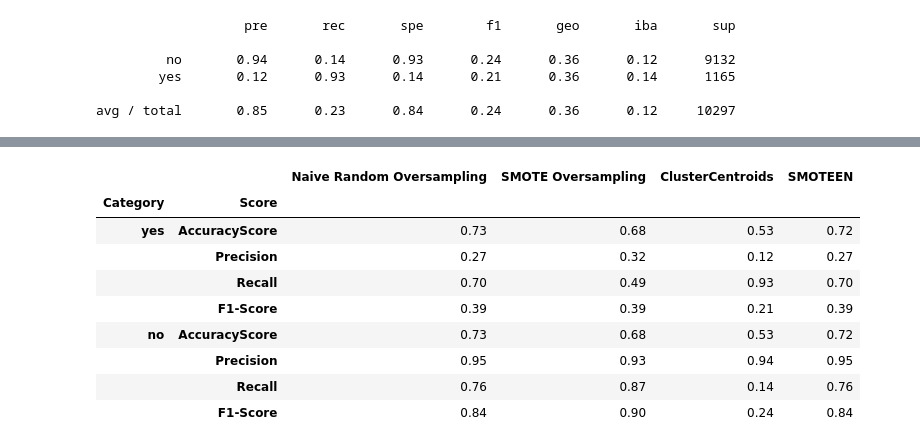
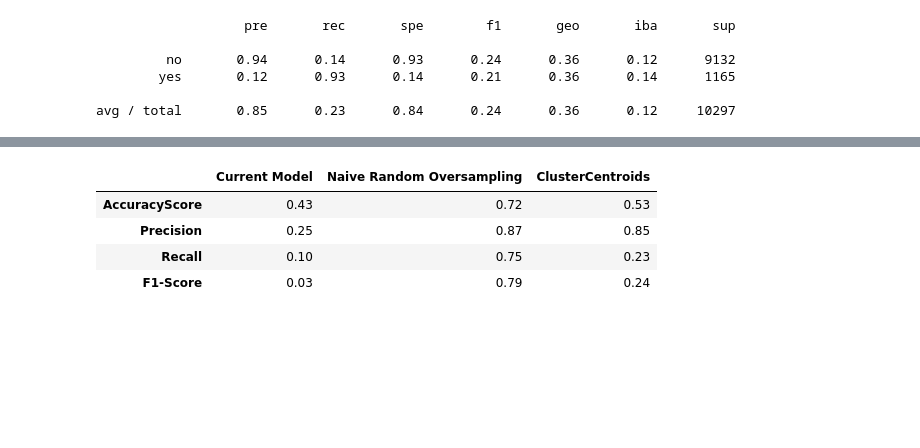
Before and after one commit to NataliaVelasquez18/eurobank-saves-2M-in-marketing-budget, a Jupyter notebook: EDA_Machine_Learning.ipynb, the cells around one changed output, grey strips where cells are left out. Cells and saved outputs as stored; diff of their text form; code cells hidden in the pictures; blank space fills up the shorter version.

Commit message:
adding summary report

```diff
--- a/bank_marketing_data_set.ipynb
+++ b/EDA_Machine_Learning.ipynb
@@ -1139,7 +1054,6 @@ avg / total       0.87      0.75      0.71      0.79      0.73      0.53     102
 # %%
-summary_performance_no_class = pd.DataFrame(
-    {"Naive Random Oversampling":{'AccuracyScore': 0.73, 'Precision': 0.95, "Recall":0.76, "F1-Score":0.84},
-     "SMOTE Oversampling":{'AccuracyScore': 0.68, 'Precision': 0.93, "Recall":0.87,"F1-Score":0.90},
-     "ClusterCentroids":{'AccuracyScore': 0.53, 'Precision': 0.94, "Recall":0.14,"F1-Score":0.24},
-     "SMOTEEN":{'AccuracyScore': 0.72, 'Precision': 0.95, "Recall":0.76,"F1-Score":0.84}
+summary_performance = pd.DataFrame(
+    {"Current Model":{'AccuracyScore': 0.43, 'Precision': 0.25, "Recall":0.10, "F1-Score":0.03},
+     "Naive Random Oversampling":{'AccuracyScore': 0.72, 'Precision': 0.87, "Recall":0.75, "F1-Score":0.79},
+     "ClusterCentroids":{'AccuracyScore': 0.53, 'Precision': 0.85, "Recall":0.23,"F1-Score":0.24}
      })
@@ -1163,14 +1060,8 @@ summary_yes_class = summary_performance_yes_class.set_index(['Category','Score']
-# %%
-consolidated_summary = pd.concat([summary_yes_class, summary_no_class])
-consolidated_summary
-# %% [output]
-|  |  | Naive Random Oversampling | SMOTE Oversampling | ClusterCentroids | SMOTEEN |
-| Category | Score |  |  |  |  |
-| yes | AccuracyScore | 0.73 | 0.68 | 0.53 | 0.72 |
-|  | Precision | 0.27 | 0.32 | 0.12 | 0.27 |
-|  | Recall | 0.70 | 0.49 | 0.93 | 0.70 |
-|  | F1-Score | 0.39 | 0.39 | 0.21 | 0.39 |
-| no | AccuracyScore | 0.73 | 0.68 | 0.53 | 0.72 |
-|  | Precision | 0.95 | 0.93 | 0.94 | 0.95 |
-|  | Recall | 0.76 | 0.87 | 0.14 | 0.76 |
-|  | F1-Score | 0.84 | 0.90 | 0.24 | 0.84 |
+# %%
+summary_performance
+# %% [output]
+|  | Current Model | Naive Random Oversampling | ClusterCentroids |
+| AccuracyScore | 0.43 | 0.72 | 0.53 |
+| Precision | 0.25 | 0.87 | 0.85 |
+| Recall | 0.10 | 0.75 | 0.23 |
+| F1-Score | 0.03 | 0.79 | 0.24 |
```
Also changed, not shown: parts of 17 cells of this notebook, 1 other file.
